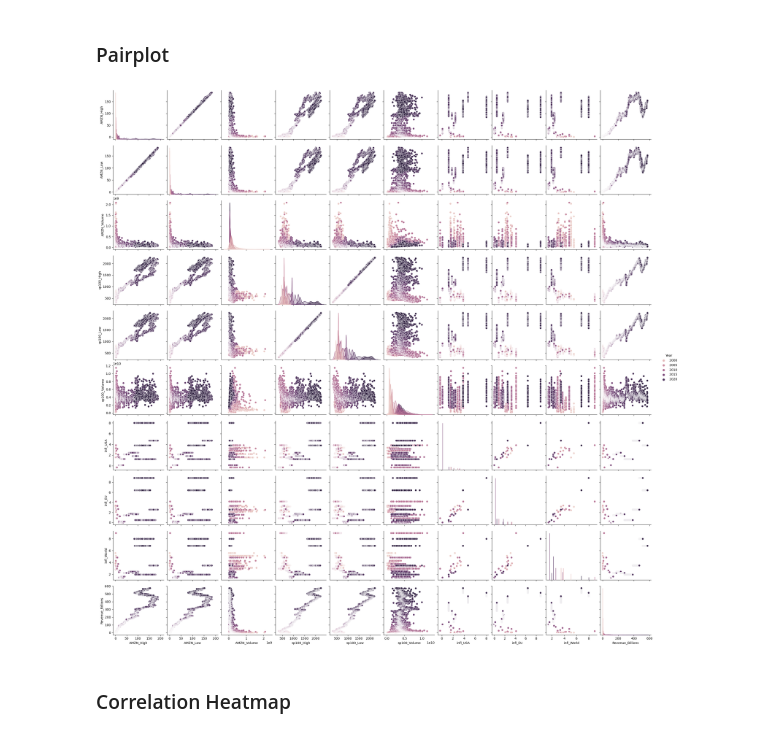
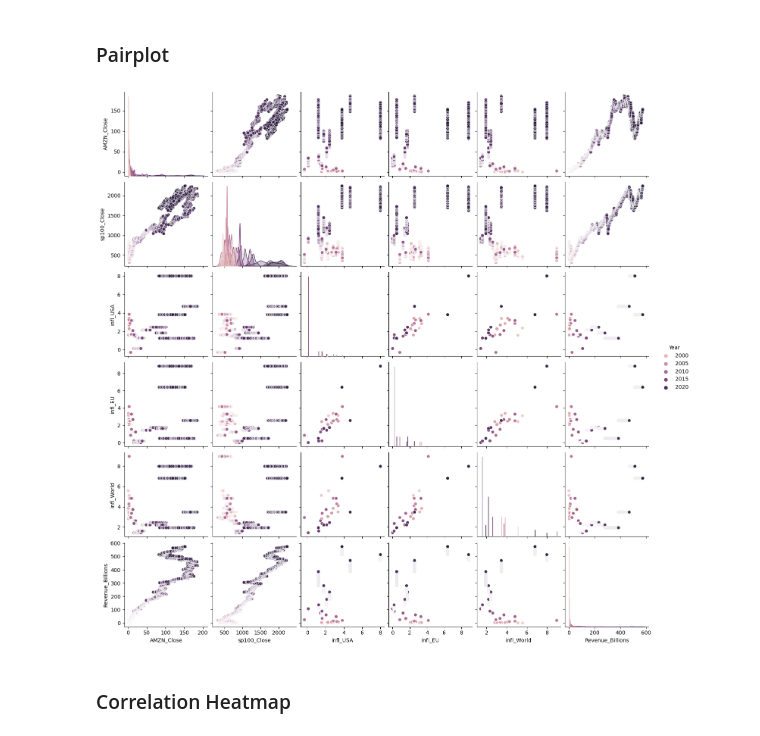
Before and after one commit to Galicheck/MJNWM-Project, a Jupyter notebook: Project_AMZN_prediction.ipynb, the cells around one changed output. Drawn from its saved outputs; the diff is of its cells as text; code cells hidden in the pictures.

```diff
--- a/Project_AMZN_prediction.ipynb
+++ b/Project_AMZN_prediction.ipynb
@@ -175,15 +202,10 @@ Each 14 of the 16 columns has approximately 0.12% missing values.
 # %% [markdown]
 ### Pairplot
 # %%
-# plotting pairplot
-# hue: str - zmienna, według której kolorujemy aspekty wykresu, np. Year
-# vars: list - można wybrać zmienne, nie trzeba rysować wszystkich
-names = ['AMZN_High', 'AMZN_Low', 'AMZN_Volume', 'sp100_High', 'sp100_Low', 'sp100_Volume',
-        'infl_USA', 'infl_EU', 'infl_World', 'Revenue_Billions']
+# hue: str - variable in data to map plot aspects to different colors
+# vars: list - variables within data to use, otherwise use every column with a numeric datatype
+names = ['AMZN_Close', 'sp100_Close', 'infl_USA', 'infl_EU', 'infl_World', 'Revenue_Billions']
 sns.pairplot(data, hue='Year', vars=names)
 plt.show()
-# nieczytelne
-# wybrać mniej zmiennych
-# albo podzielić je na mniejsze grupy i zrobić pairplot kilka razy
 # %% [output]
-[figure, old version]
+[figure, new version]
```
Also changed, not shown: parts of 25 cells of this notebook.
